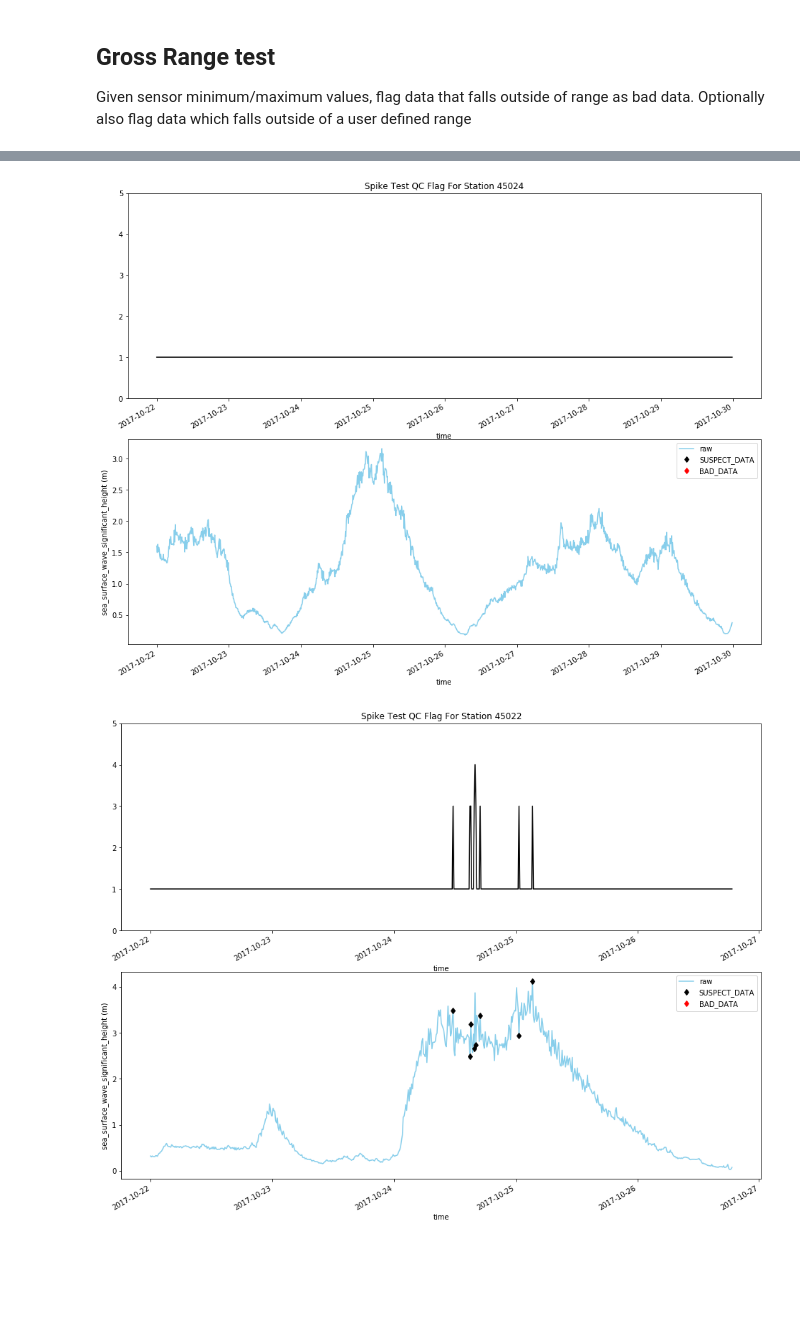
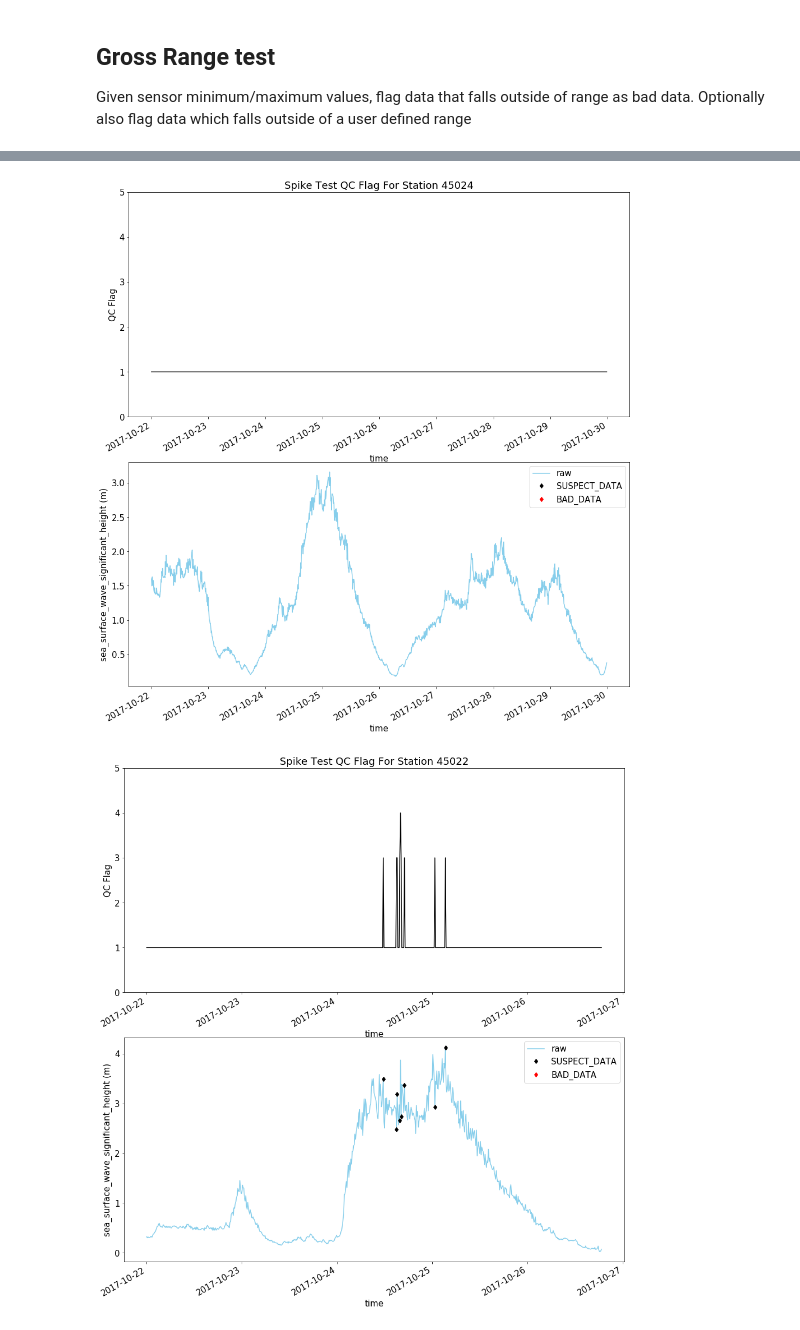
Before and after one commit to jlschicho/QARTOD, a Jupyter notebook: notebooks/plot_QARTOD_results.ipynb, the cells around one changed output, grey strips where cells are left out. Cells and saved outputs as stored; diff of their text form; code cells hidden in the pictures; blank space fills up the shorter version.

```diff
--- a/notebooks/plot_QARTOD_results.ipynb
+++ b/notebooks/plot_QARTOD_results.ipynb
@@ -55,7 +61,6 @@ all_lons=[]
 for station_id in station_ids:
     file_url=Glos_url+station_id+'/'+station_id+'.ncml'
     xr_dataset=xr.open_dataset(file_url)
-    print(station_id+'***********************************************************************')
 
     arr=xr_dataset.sel(time=slice('2017-10-22','2017-10-29')).variables
     arr_slice=xr_dataset.sel(time=slice('2017-10-22','2017-10-29'))
@@ -68,6 +73,8 @@ for station_id in station_ids:
     loc_flags = qc.location_set_check(arr_slice['lon'], arr_slice['lat'], bbox_arr=bbox)
     obs_df['flags'] = loc_flags
 
+    matplotlib.rcParams.update({'font.size':13})
     fig, ax = plt.subplots(figsize=(12, 6))
     obs_df['flags'].plot(ax=ax, color='k', title='Location QC Flag For Station '+station_id, ylim=[0,5])
+    ax.set_ylabel("QC Flag", fontsize=13)
 # %% [output]
@@ -126,12 +126,12 @@ for station_id in station_ids:
     obs_df['flags'] = range_flags
     obs_df['raw']=arr_slice['Significant_Wave_Height']
 
-
-    fig, ax = plt.subplots(2,1,figsize=(16, 13))
+    matplotlib.rcParams.update({'font.size':15})
+    fig, ax = plt.subplots(2,1,figsize=(16, 18))
     flags = obs_df['flags'].plot(ax=ax[0], color='k', title='Gross Range QC Flag For Station '+station_id, ylim=[0,5])
     raw = obs_df['raw'].plot(ax=ax[1], color='#87CEEB')
-    flags.set_ylabel("QC Flag")
-    raw.set_ylabel("sea_surface_wave_significant_height (m)")
+    flags.set_ylabel("QC Flag", fontsize=15)
+    raw.set_ylabel("sea_surface_wave_significant_height (m)", fontsize=15)
 
     bad_data = np.where(range_flags == 4)
 
@@ -149,35 +150,37 @@ Values which do not exceed either threshold are flagged good, values which excee
 # %%
 for station_id in station_ids:
     file_url=Glos_url+station_id+'/'+station_id+'.ncml'
     xr_dataset=xr.open_dataset(file_url)
     arr=xr_dataset.sel(time=slice('2017-10-22','2017-10-29')).variables
 
     arr_slice=xr_dataset.sel(time=slice('2017-10-22','2017-10-29'))
     obs_df = xr_dataset.sel(time=slice('2017-10-22','2017-10-29')).to_dataframe()
 
 
     warning_threshold = 0.5 #0.9144
     bad_threshold = 1 #1.524
     spike_flags = qc.spike_check(arr_slice['Significant_Wave_Height'], warning_threshold, bad_threshold)
 
     # Create a pandas dataframe to store and plot the data
     obs_df['flags'] = spike_flags
     obs_df['raw']=arr_slice['Significant_Wave_Height']
 
-
-    fig, ax = plt.subplots(2,1,figsize=(16, 13))
+    matplotlib.rcParams.update({'font.size':15})
+    fig, ax = plt.subplots(2,1,figsize=(16, 18))
     flags = obs_df['flags'].plot(ax=ax[0], color='k', title='Spike Test QC Flag For Station '+station_id, ylim=[0,5])
 
     good_data = np.where(spike_flags == 1)
     suspect_data = np.where(spike_flags == 3)
 
     raw = obs_df['raw'].plot(ax=ax[1], color='#87CEEB')
-    raw.set_ylabel("sea_surface_wave_significant_height (m)")
+    flags.set_ylabel("QC Flag", fontsize=15)
+    raw.set_ylabel("sea_surface_wave_significant_height (m)", fontsize=15)
     bad_data = np.where(range_flags == 4)
 
+    #matplotlib.rcParams.update({'font.size':15})
     bad_handle = ax[1].plot(arr_slice['time'][suspect_data], arr_slice['Significant_Wave_Height'][suspect_data], 'kd')
     bad_handle = ax[1].plot(arr_slice['time'][bad_data], arr_slice['Significant_Wave_Height'][bad_data], 'rd')
     plt.legend(['raw', 'SUSPECT_DATA', 'BAD_DATA'])
 # %% [output]
-[figure, old version]
+[figure, new version]
-[figure, old version]
+[figure, new version]
```
Also changed, not shown: parts of 11 cells of this notebook.
